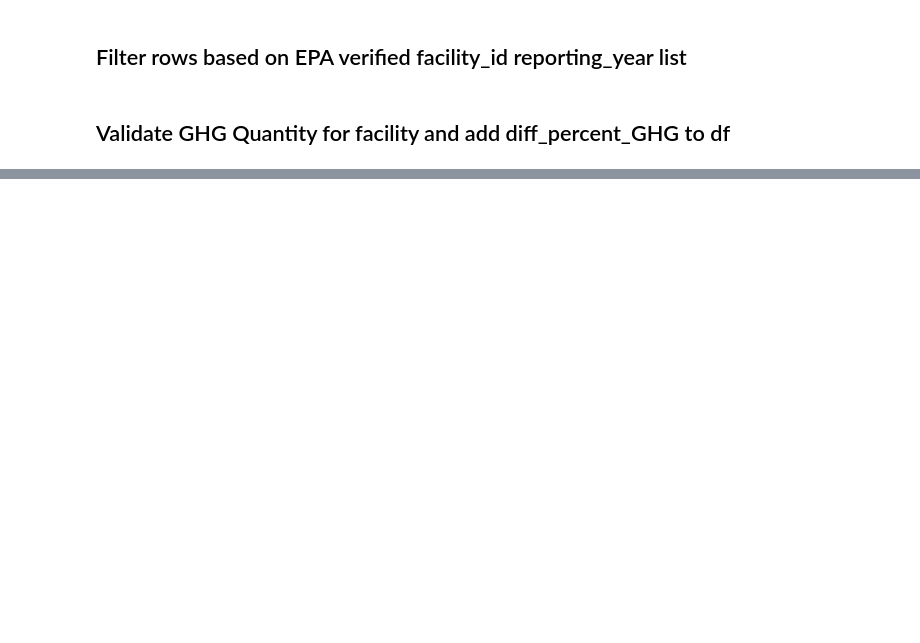
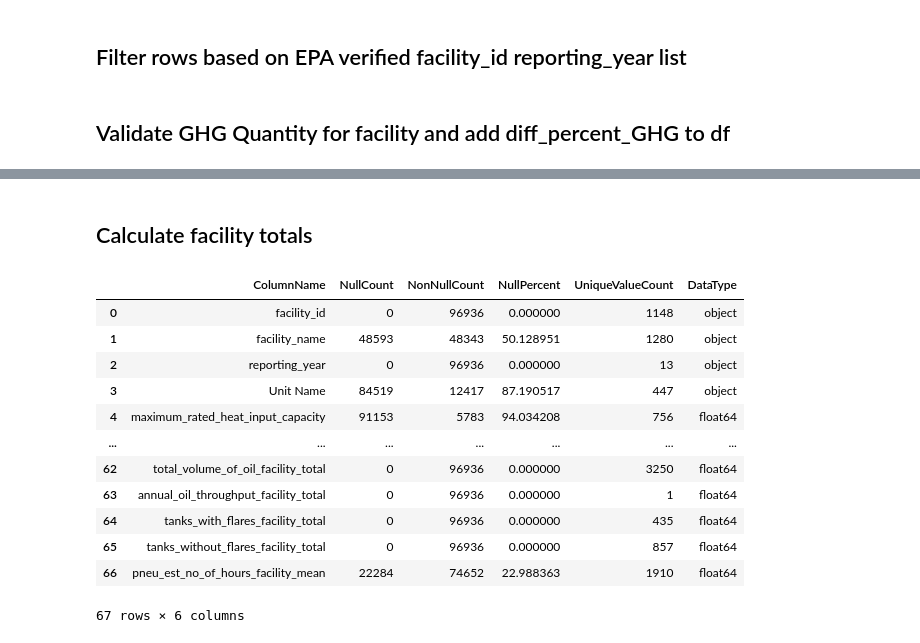
Before and after one commit to shankze/okc_facilities_data, a Jupyter notebook: OKC_Facilities.ipynb, the cells around one changed output, grey strips where cells are left out. Cells and saved outputs as stored; diff of their text form; code cells hidden in the pictures; blank space fills up the shorter version.

```diff
--- a/OKC_Facilities.ipynb
+++ b/OKC_Facilities.ipynb
@@ -392,2 +563,4 @@ df = pd.merge(df,validation_df,how='left',on=['facility_id','reporting_year'])
+# %%
+df=df.drop(['sub_basin_identifier','table_desc','table_num','average_gas_to_oil_ratio','average_a_p_i_gravity','average_separator_pressure','average_separator_temperature','fract_oil_throughput_flaring','fract_throughput_with_vapor','wells_with_seps','wells_without_seps','Abbr'],axis=1)
 # %%
 generate_column_info(df)
@@ -393,0 +585,2 @@ generate_column_info(df)
+# %% [markdown]
+## Calculate facility totals
@@ -393,0 +589,37 @@ generate_column_info(df)
+# %%
+fac_total_df = df[['facility_id','reporting_year','maximum_rated_heat_input_capacity','pneu_dev_total_count','number_of_wells_flaring','number_of_wells_venting', 'volume_of_gas_sent_to_sales',
+       'volume_of_oil_produced', 'annual_ch4_recovered',
+       'annual_co2_recovered', 'atmospheric_tank_count',
+       'hrs_dump_valves_did_not_close', 'not_on_well_pad_tank_count',
+       'num_seps_with_stuck_dump_val', 'number_of_wells_send_oil',
+       'tanks_venting_to_atm', 'tanks_with_flaring',
+       'tanks_with_vapor_recovery', 'total_volume_of_oil',
+       'annual_oil_throughput', 'tanks_with_flares', 'tanks_without_flares']]
+# %%
+fac_total_df = fac_total_df.groupby(['facility_id','reporting_year']).sum().reset_index()
+# rename facility total columns
+fac_total_df = fac_total_df.rename(columns=lambda x: x if x in fac_total_df.columns[:2] else x + "_facility_total")
+df = pd.merge(df,fac_total_df,how='left',on=['facility_id','reporting_year'])
+# %%
+fac_avg_df = df[['facility_id','reporting_year','pneu_est_no_of_hours']]
+fac_avg_df = fac_avg_df[fac_avg_df['pneu_est_no_of_hours'].notnull()]
+fac_avg_df = fac_avg_df[fac_avg_df['pneu_est_no_of_hours']>0]
+fac_avg_df = fac_avg_df.groupby(['facility_id','reporting_year']).mean().reset_index()
+fac_avg_df = fac_avg_df.rename(columns={'pneu_est_no_of_hours':'pneu_est_no_of_hours_facility_mean'})
+df = pd.merge(df,fac_avg_df,how='left',on=['facility_id','reporting_year'])
+# %%
+generate_column_info(df)
+# %% [output]
+|  | ColumnName | NullCount | NonNullCount | NullPercent | UniqueValueCount | DataType |
+| 0 | facility_id | 0 | 96936 | 0.000000 | 1148 | object |
+| 1 | facility_name | 48593 | 48343 | 50.128951 | 1280 | object |
+| 2 | reporting_year | 0 | 96936 | 0.000000 | 13 | object |
+| 3 | Unit Name | 84519 | 12417 | 87.190517 | 447 | object |
+| 4 | maximum_rated_heat_input_capacity | 91153 | 5783 | 94.034208 | 756 | float64 |
+| ... | ... | ... | ... | ... | ... | ... |
+| 62 | total_volume_of_oil_facility_total | 0 | 96936 | 0.000000 | 3250 | float64 |
+| 63 | annual_oil_throughput_facility_total | 0 | 96936 | 0.000000 | 1 | float64 |
+| 64 | tanks_with_flares_facility_total | 0 | 96936 | 0.000000 | 435 | float64 |
+| 65 | tanks_without_flares_facility_total | 0 | 96936 | 0.000000 | 857 | float64 |
+| 66 | pneu_est_no_of_hours_facility_mean | 22284 | 74652 | 22.988363 | 1910 | float64 |
+67 rows × 6 columns
```
Also changed, not shown: parts of 28 cells of this notebook, 2 other files.
